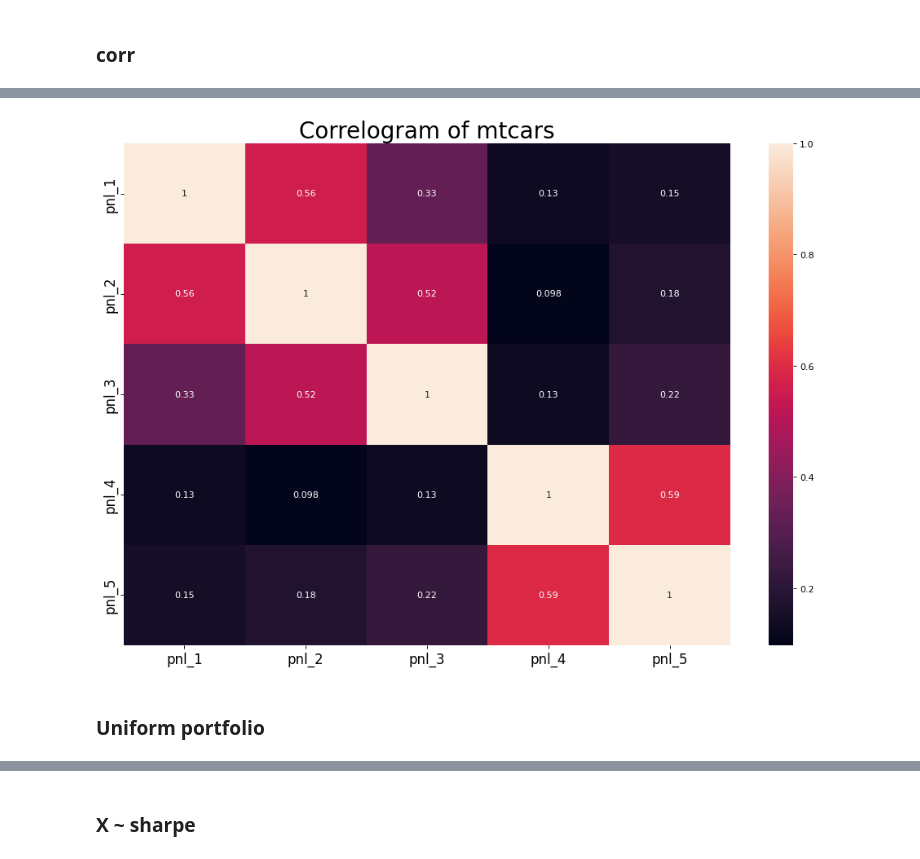
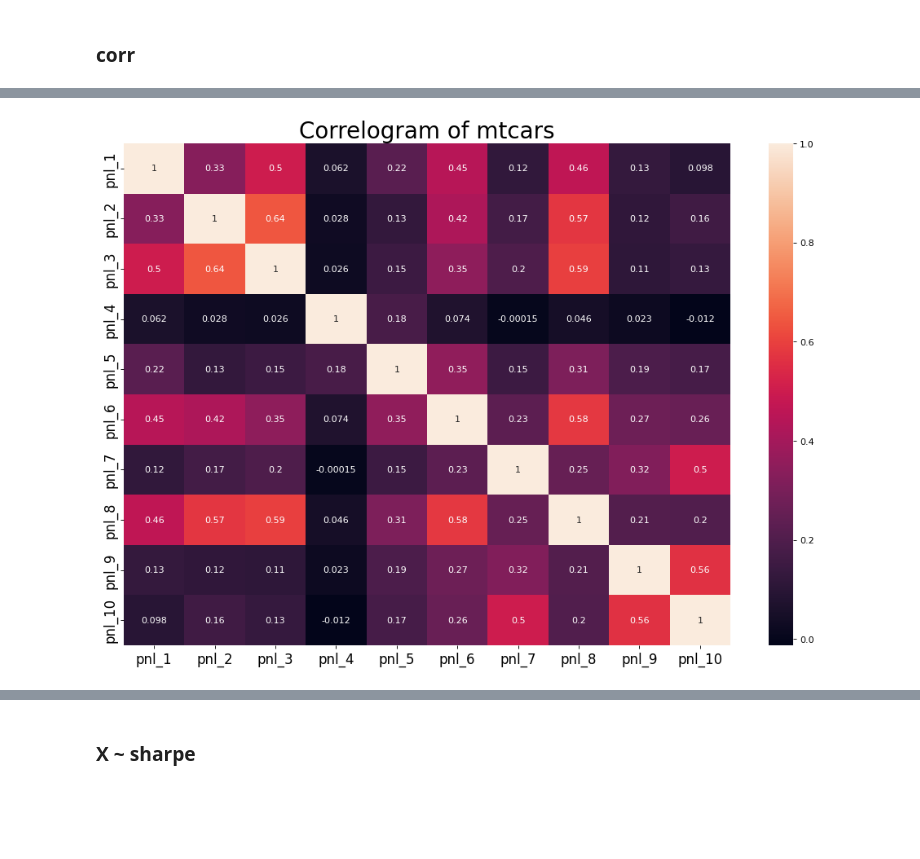
Before and after one commit to ChingisBadmaev/sirius_university, a Jupyter notebook: finding_alphas/task_list_3/portfolio.ipynb, the cells around one changed output, grey strips where cells are left out. Drawn from its saved outputs; the diff is of its cells as text; code cells hidden in the pictures; blank space fills up the shorter version.

```diff
--- a/finding_alphas/task_list_3/portfolio.ipynb
+++ b/finding_alphas/task_list_3/portfolio.ipynb
@@ -400,11 +356,52 @@ pnls_matrix
+# %%
+alpha_1 = pd.read_csv('../best_alphas/high_minus_low_over_close_n_15.csv', index_col='date')
+alpha_1.index = alpha_1.index.astype('datetime64')
+
+alpha_2 = pd.read_csv('../best_alphas/algh_high_minus_low_over_close_ts_rankclose20_n_5_cutmid_decay_10.csv', index_col='date')
+alpha_2.index = alpha_2.index.astype('datetime64')
+
+
+alpha_simple_1 = pd.read_csv('../simple_alphas/algh_alpha_high_plus_low_minus_two_close_decay_4_3.csv', index_col='date')
+alpha_simple_1.index = alpha_simple_1.index.astype('datetime64')
+
+alpha_simple_2 = pd.read_csv('../simple_alphas/algh_alpha_high_mul_low_over_close2_n_6_.csv', index_col='date')
+alpha_simple_2.index = alpha_simple_2.index.astype('datetime64')
+
+alpha_simple_3 = pd.read_csv('../simple_alphas/algh_open_over_close_n_3_.csv', index_col='date')
+alpha_simple_3.index = alpha_simple_3.index.astype('datetime64')
+
+alpha_simple_4 = pd.read_csv('../simple_alphas/algh_close_minus_low_over_high_minus_low_cut.csv', index_col='date')
+alpha_simple_4.index = alpha_simple_4.index.astype('datetime64')
+
+alpha_simple_5 = pd.read_csv('../simple_alphas/algh_open_over_close_n_3_truncate_001_09.csv', index_col='date')
+alpha_simple_5.index = alpha_simple_5.index.astype('datetime64')
+
+alpha_simple_6 = pd.read_csv('../simple_alphas/algh_close_minus_close_over_high_minus_low_n_7.csv', index_col='date')
+alpha_simple_6.index = alpha_simple_6.index.astype('datetime64')
+
+alpha_simple_7 = pd.read_csv('../simple_alphas/algh_high_minus_low_over_close_n_5.csv', index_col='date')
+alpha_simple_7.index = alpha_simple_7.index.astype('datetime64')
+
+alpha_simple_8 = pd.read_csv('../simple_alphas/algh_high_plus_low_less_two_close_n_5_decay_10_5.csv', index_col='date')
+alpha_simple_8.index = alpha_simple_8.index.astype('datetime64')
+# %%
+pnls_matrix_simple = pd.DataFrame()
+pnls_matrix_simple['pnl_1'] = get_pnl(data_returns, alpha_simple_1)
+pnls_matrix_simple['pnl_2'] = get_pnl(data_returns, alpha_simple_2)
+pnls_matrix_simple['pnl_3'] = get_pnl(data_returns, alpha_simple_3)
+pnls_matrix_simple['pnl_4'] = get_pnl(data_returns, alpha_simple_4)
+pnls_matrix_simple['pnl_5'] = get_pnl(data_returns, alpha_simple_5)
+pnls_matrix_simple['pnl_6'] = get_pnl(data_returns, alpha_simple_6)
+pnls_matrix_simple['pnl_7'] = get_pnl(data_returns, alpha_simple_7)
+pnls_matrix_simple['pnl_8'] = get_pnl(data_returns, alpha_simple_8)
+pnls_matrix_simple['pnl_9'] = get_pnl(data_returns, alpha_1)
+pnls_matrix_simple['pnl_10'] = get_pnl(data_returns, alpha_2)
 # %%
 plt.figure(figsize=(15,10), dpi=80)
-sns.heatmap(pnls_matrix.corr(), annot=True)
+sns.heatmap(pnls_matrix_simple.corr(), annot=True)
 plt.title('Correlogram of mtcars', fontsize=25)
 plt.xticks(fontsize=15)
 plt.yticks(fontsize=15)
 plt.show()
 # %% [output]
-[figure, old version]
+[figure, new version]
-# %% [markdown]
-### Uniform portfolio
```
Also changed, not shown: parts of 14 cells of this notebook.
